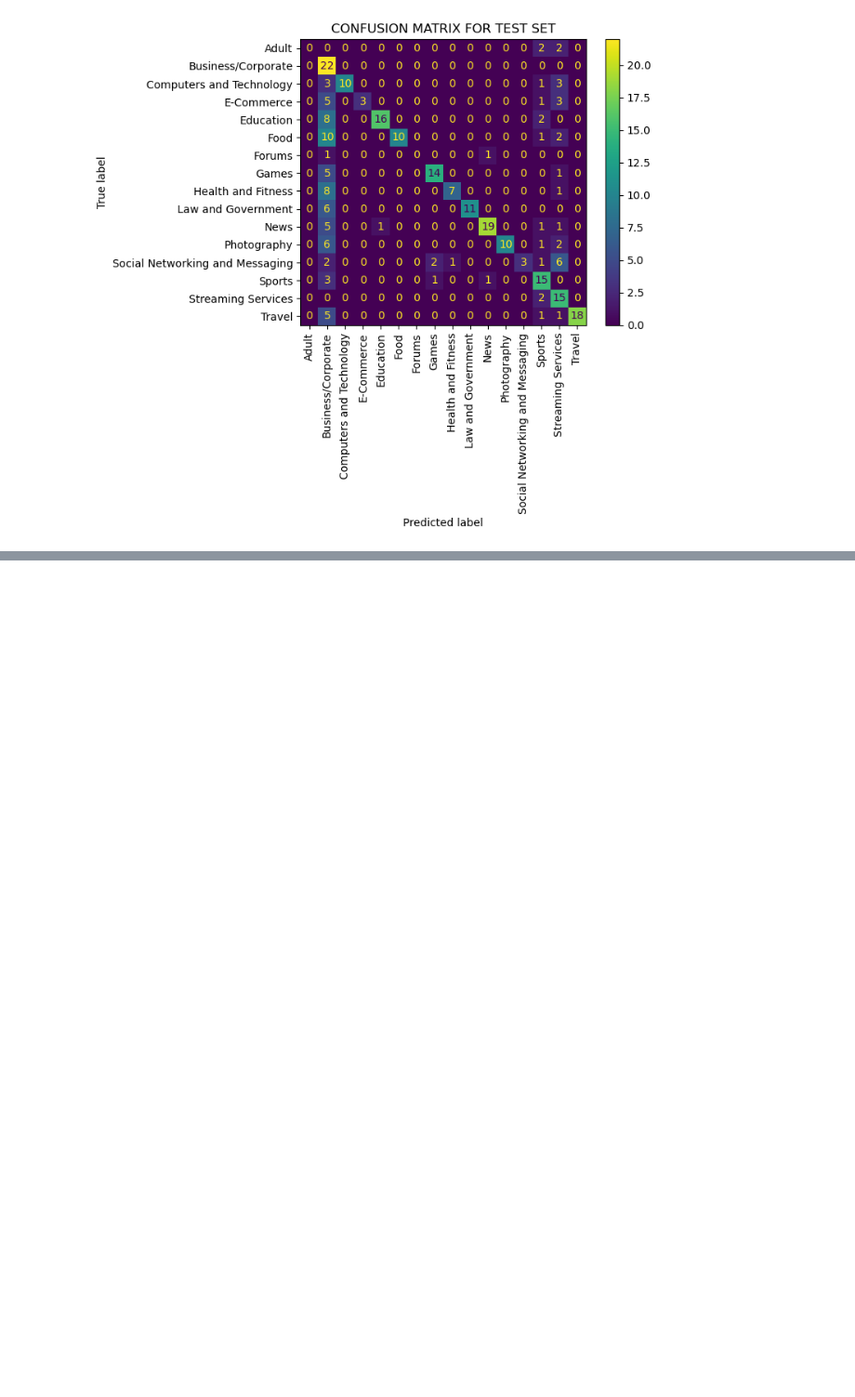
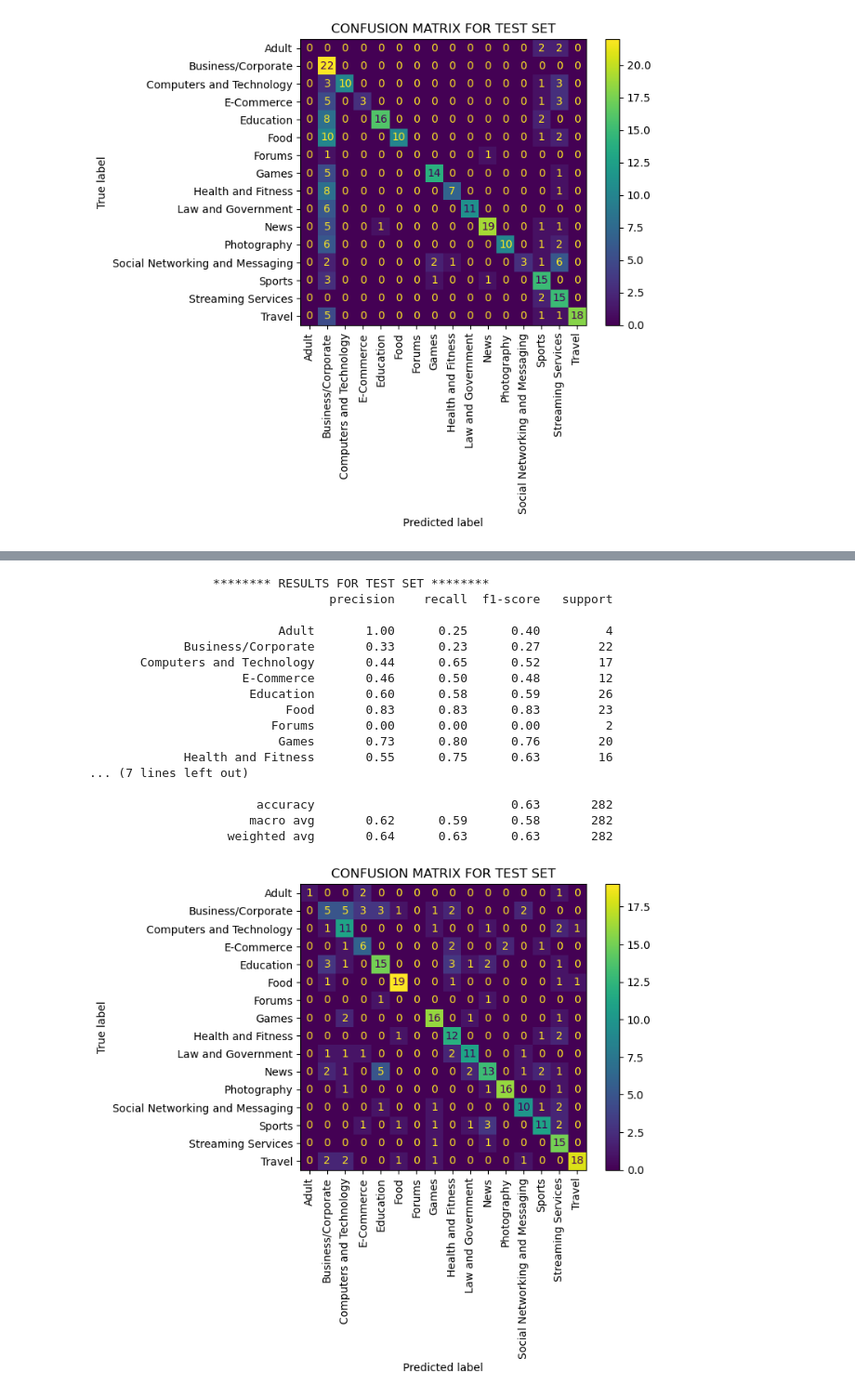
Before and after one commit to sabi000/Website-classification, a Jupyter notebook: text_encoding_BoW.ipynb, the cells around one changed output, grey strips where cells are left out. Shown at 93% size. Cells and saved outputs as stored; diff of their text form; code cells hidden in the pictures; blank space fills up the shorter version.

```diff
--- a/text_encoding_BoW.ipynb
+++ b/text_encoding_BoW.ipynb
@@ -349,0 +444,21 @@ get_results(svm_clf, X_test, y_test, 'TEST')
+# %%
+get_results(dectre_clf, X_test, y_test, 'TEST')
+# %% [output]
+                 ******** RESULTS FOR TEST SET ********
+                                 precision    recall  f1-score   support
+
+                          Adult       1.00      0.25      0.40         4
+             Business/Corporate       0.33      0.23      0.27        22
+       Computers and Technology       0.44      0.65      0.52        17
+                     E-Commerce       0.46      0.50      0.48        12
+                      Education       0.60      0.58      0.59        26
+                           Food       0.83      0.83      0.83        23
+                         Forums       0.00      0.00      0.00         2
+                          Games       0.73      0.80      0.76        20
+             Health and Fitness       0.55      0.75      0.63        16
+... (7 lines left out)
+
+                       accuracy                           0.63       282
+                      macro avg       0.62      0.59      0.58       282
+                   weighted avg       0.64      0.63      0.63       282
+[figure, added]
```
Also changed, not shown: parts of 47 cells of this notebook.
